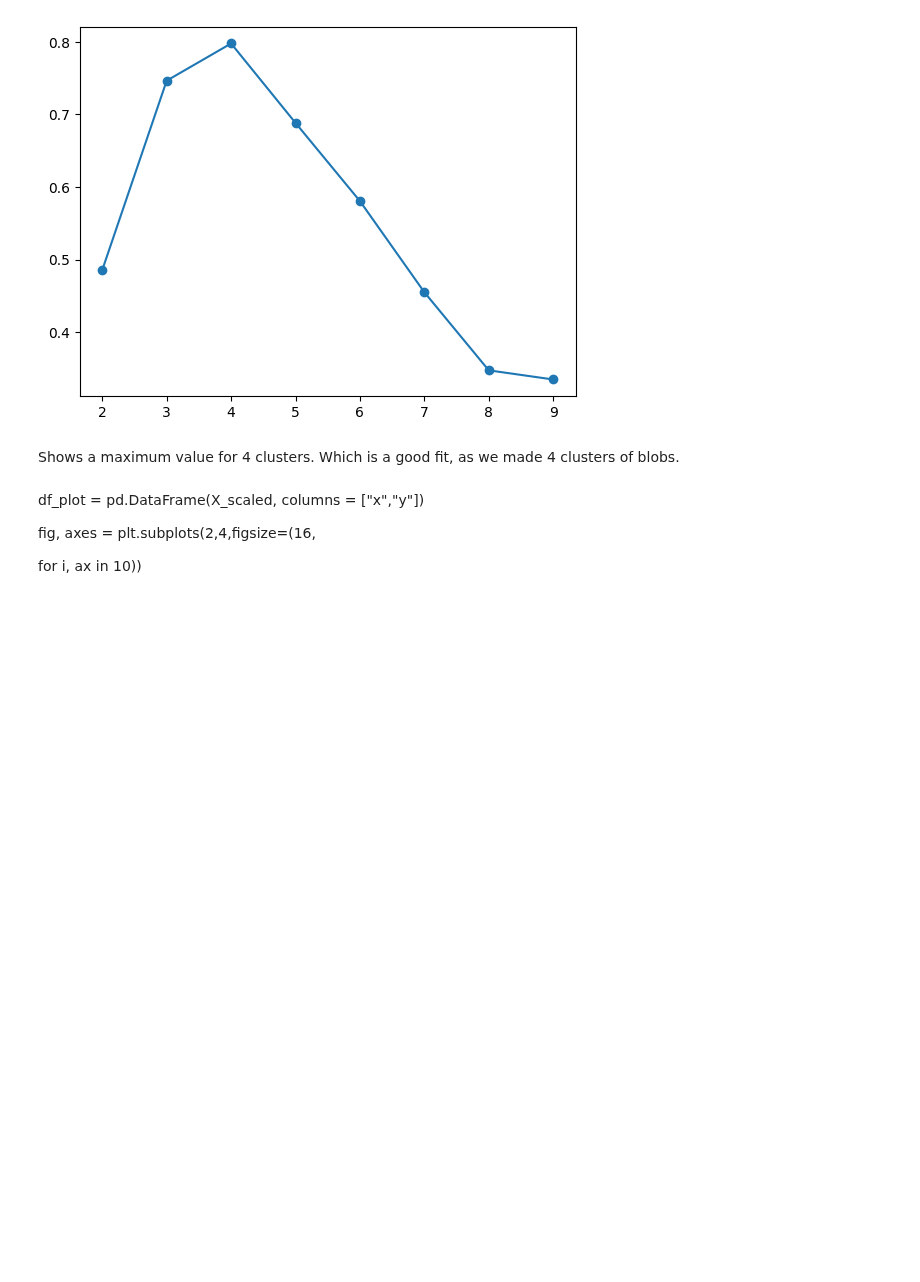
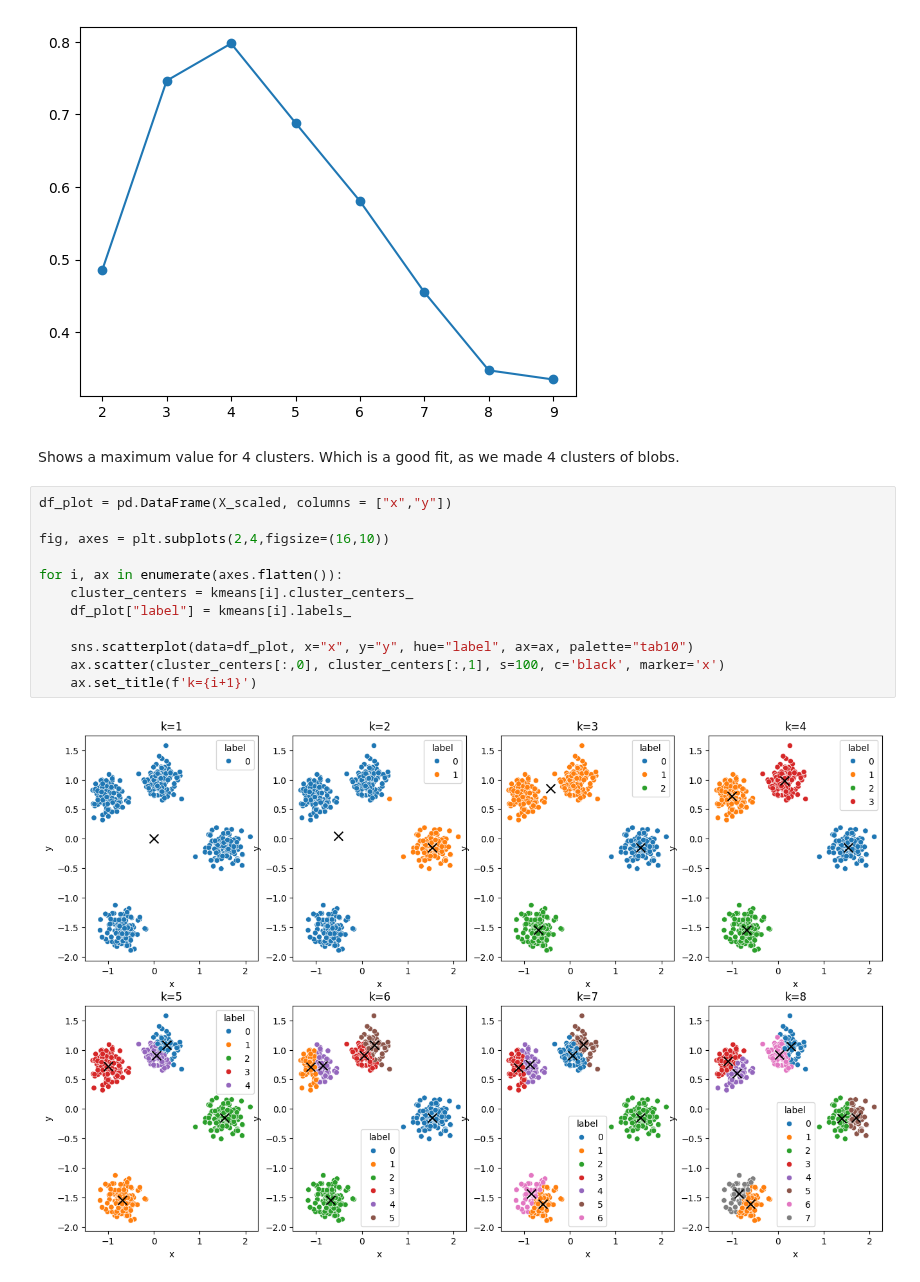
Before and after one commit to Shoresh613/Machine-Learning-Mikael-Folkesson, a Jupyter notebook: Code-Alongs/kmeans.ipynb, the cells around one changed output. Drawn from its saved outputs; the diff is of its cells as text; blank space fills up the shorter version.

```diff
--- a/Code-Alongs/kmeans.ipynb
+++ b/Code-Alongs/kmeans.ipynb
@@ -70,9 +70,17 @@ plt.plot(clusters[1:], silhouette_scores, marker='o')
 [figure]
 # %% [markdown]
 Shows a maximum value for 4 clusters. Which is a good fit, as we made 4 clusters of blobs.
-# %% [markdown]
-df_plot = pd.DataFrame(X_scaled, columns = ["x","y"])
-
-fig, axes = plt.subplots(2,4,figsize=(16,
-
-for i, ax in 10))
+# %%
+df_plot = pd.DataFrame(X_scaled, columns = ["x","y"])
+
+fig, axes = plt.subplots(2,4,figsize=(16,10))
+
+for i, ax in enumerate(axes.flatten()):
+    cluster_centers = kmeans[i].cluster_centers_
+    df_plot["label"] = kmeans[i].labels_
+
+    sns.scatterplot(data=df_plot, x="x", y="y", hue="label", ax=ax, palette="tab10")
+    ax.scatter(cluster_centers[:,0], cluster_centers[:,1], s=100, c='black', marker='x')
+    ax.set_title(f'k={i+1}')
+# %% [output]
+[figure, added]
```
Also changed, not shown: parts of 3 cells of this notebook, 3 other files.
